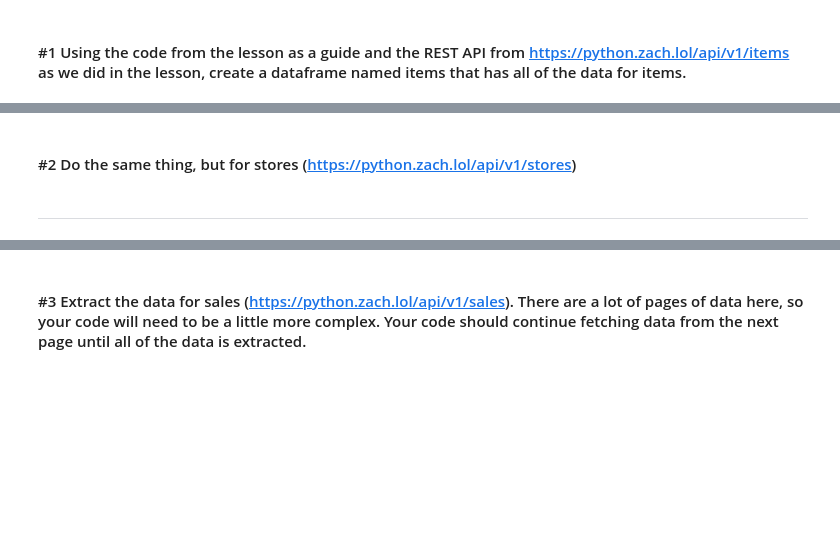
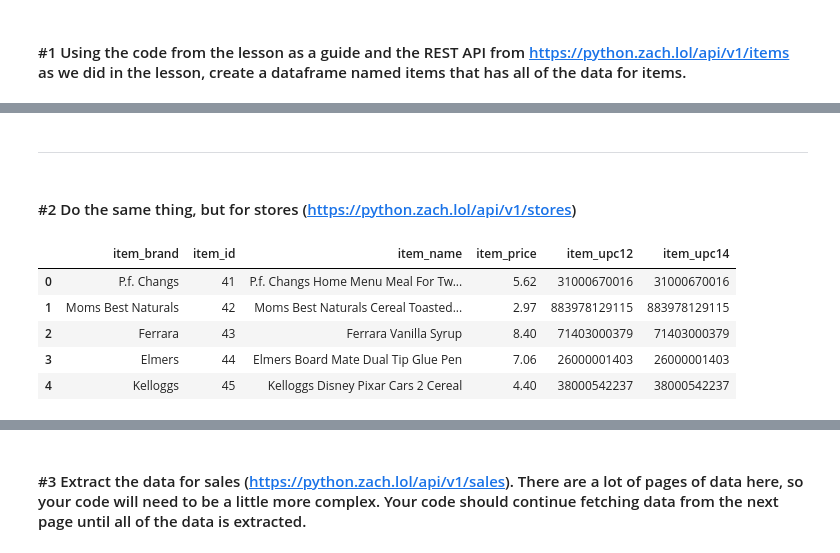
Before and after one commit to natasharivers/time-series-exercises, a Jupyter notebook: Acquire Exercises.ipynb, the cells around one changed output, grey strips where cells are left out. Saved outputs shown, nothing was run; the diff lists cells and outputs as text; code cells hidden in the pictures; blank space fills up the shorter version.

```diff
--- a/Acquire Exercises.ipynb
+++ b/Acquire Exercises.ipynb
@@ -25,4 +133,35 @@ ___________________
+# %% [markdown]
+<hr style="border:1px solid black"> </hr>
 # %% [markdown]
 #### #2 Do the same thing, but for stores (https://python.zach.lol/api/v1/stores)
-# %% [markdown]
-___________________
+# %%
+#create an empty list
+stores_list = []
+
+#create response
+response = requests.get('https://python.zach.lol/api/v1/stores')
+data = response.json()
+
+#create an n with max page from the payload
+n = data['payload']['max_page']
+
+#for i in range with n being first page
+#if n is 3, will show pages 1,2,3
+for i in range(1,n+1):
+    url = 'https://python.zach.lol/api/v1/stores?page='+str(i)
+    response = requests.get(url)
+    data = response.json()
+    page_stores = data['payload']['stores']
+    stores_list += page_items
+
+#turn that list into a dataframe
+stores = pd.DataFrame(stores_list)
+# %%
+stores.head()
+# %% [output]
+|  | item_brand | item_id | item_name | item_price | item_upc12 | item_upc14 |
+| 0 | P.f. Changs | 41 | P.f. Changs Home Menu Meal For Tw... | 5.62 | 31000670016 | 31000670016 |
+| 1 | Moms Best Naturals | 42 | Moms Best Naturals Cereal Toasted... | 2.97 | 883978129115 | 883978129115 |
+| 2 | Ferrara | 43 | Ferrara Vanilla Syrup | 8.40 | 71403000379 | 71403000379 |
+| 3 | Elmers | 44 | Elmers Board Mate Dual Tip Glue Pen | 7.06 | 26000001403 | 26000001403 |
+| 4 | Kelloggs | 45 | Kelloggs Disney Pixar Cars 2 Cereal | 4.40 | 38000542237 | 38000542237 |
```
Also changed, not shown: parts of 31 cells of this notebook.
